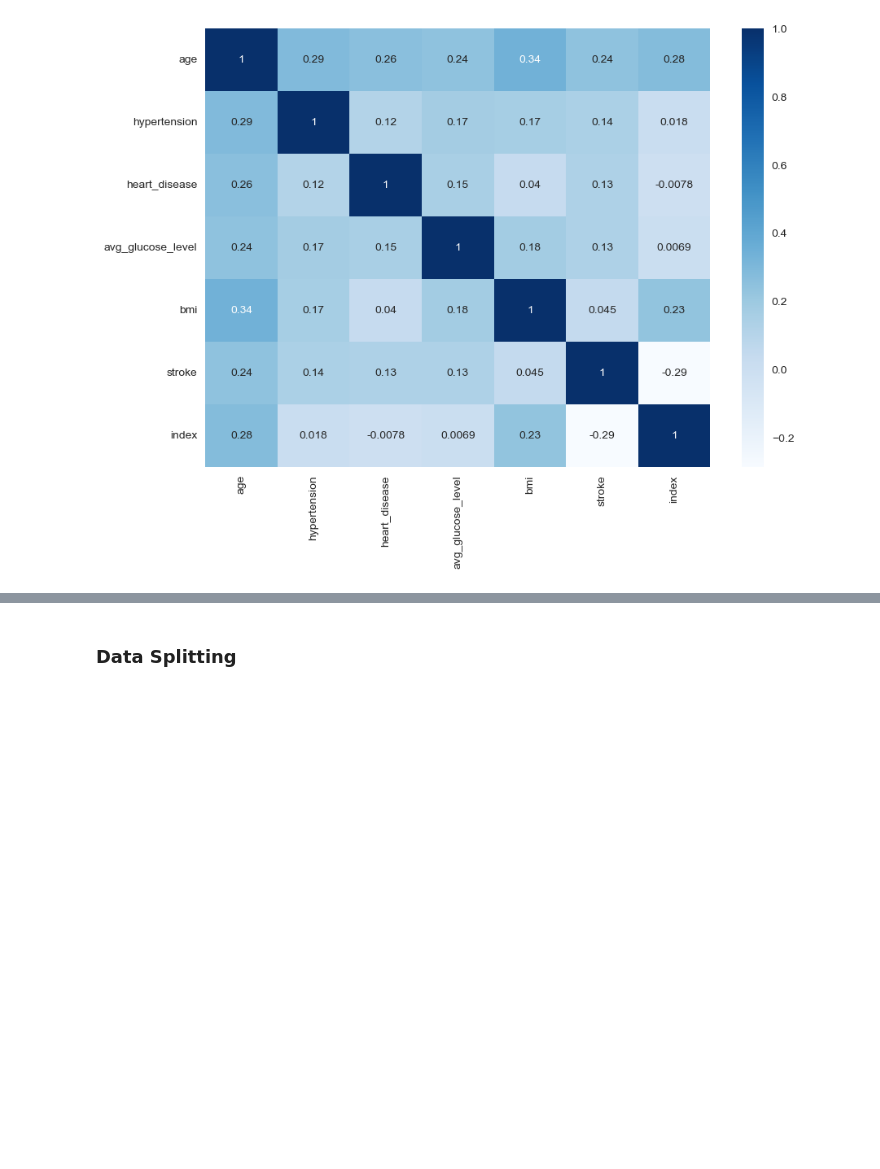
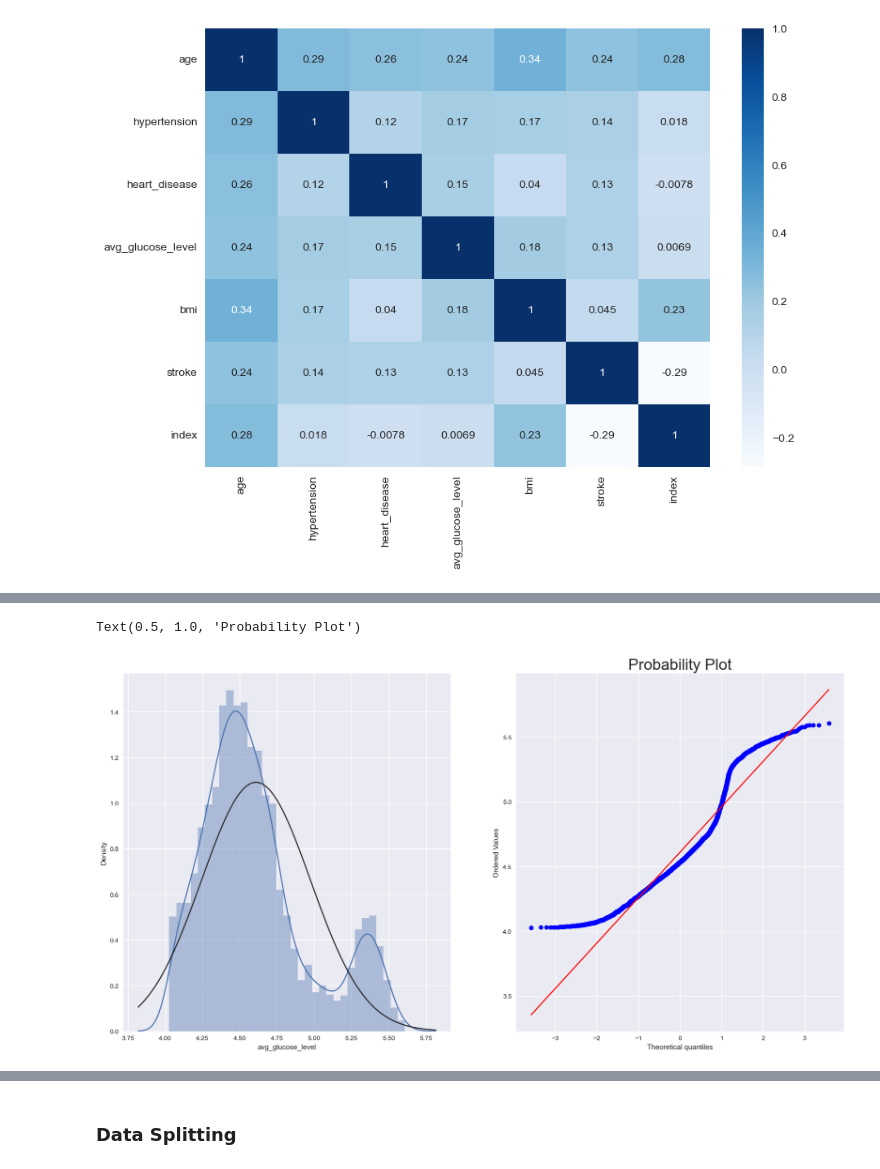
Before and after one commit to HoaNguyen710/PYTHON_FOR_DATA_SCIENCE, a Jupyter notebook: model.ipynb, the cells around one changed output, grey strips where cells are left out. Drawn from its saved outputs; the diff is of its cells as text; code cells hidden in the pictures; blank space fills up the shorter version.

```diff
--- a/model.ipynb
+++ b/model.ipynb
@@ -513,3 +531,13 @@ sns.heatmap(data=corrmat,annot=True, cmap="Blues")
+# %%
+fig, ax = plt.subplots(1, 2, figsize=(20, 10))
+new_glucose = np.log1p(stroke_Final['avg_glucose_level'])
+sns.distplot(new_glucose, ax=ax[0], fit=stats.norm)
+plt.title('Avg glucose level New Distribution', size=24)
+stats.probplot(new_glucose, plot=plt)
+plt.title('Probability Plot', size=24)
+# %% [output]
+Text(0.5, 1.0, 'Probability Plot')
+[figure, added]
 # %% [markdown]
 ##
 ![green-divider](https://user-images.githubusercontent.com/7065401/52071924-c003ad80-2562-11e9-8297-1c6595f8a7ff.png)
```
Also changed, not shown: parts of 25 cells of this notebook, 2 other files.
